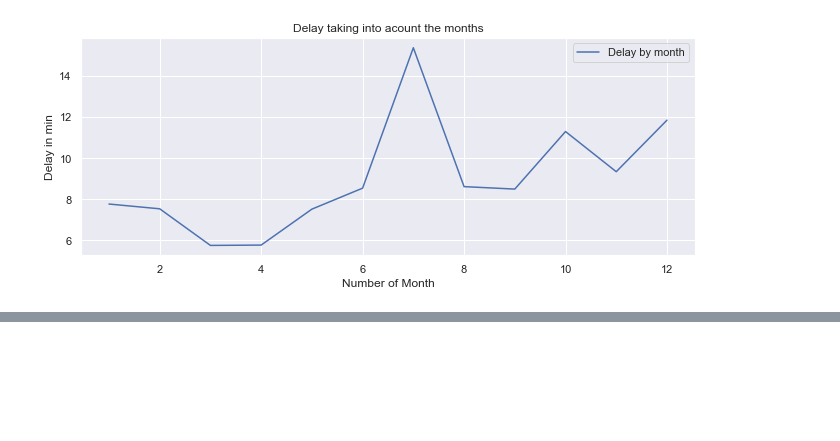
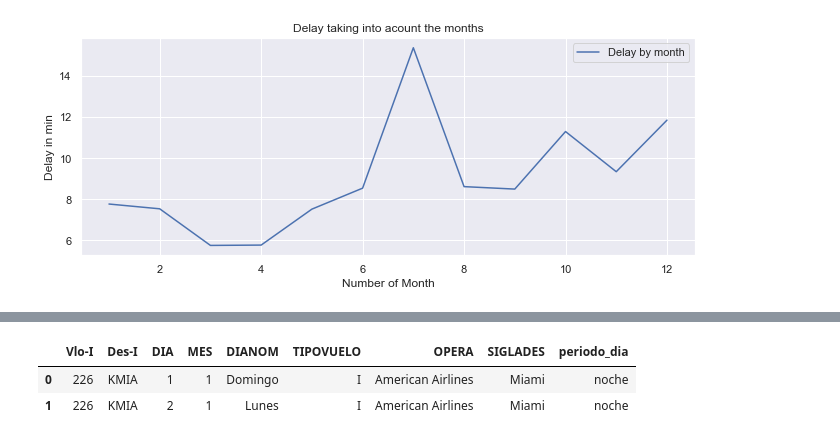
Before and after one commit to nestornav/ml_airplane_delay, a Jupyter notebook: solution.ipynb, the cells around one changed output, grey strips where cells are left out. Cells and saved outputs as stored; diff of their text form; code cells hidden in the pictures; blank space fills up the shorter version.

Commit message:
model implementation

```diff
--- a/solution.ipynb
+++ b/solution.ipynb
@@ -4,10 +4,19 @@ import numpy as np
 import pandas as pd
 import matplotlib.pyplot as plt
 
-
+pd.set_option('display.max_columns', None)
+pd.set_option('display.max_rows', None)
 from utils import *
 from datetime import datetime
+
+#sklearn tools and models
+from sklearn.pipeline import Pipeline
+from sklearn.linear_model import SGDClassifier
+from sklearn.metrics import confusion_matrix, classification_report
 from sklearn.model_selection import train_test_split
+from sklearn.preprocessing import LabelEncoder, OneHotEncoder, MinMaxScaler
+
+import xgboost as xgb
 # %% [markdown]
 # Data loading
 
@@ -345,0 +377,14 @@ The destination is something to take into account to the prediction. Because the
+# %%
+colums_to_drop = columns=['dif_min','Fecha-I','Emp-I','Ori-I','Vlo-O','Ori-O', 'Des-O',
+                          'Emp-O','Fecha-O', 'AÑO', 'SIGLAORI', 'atraso_15', 'temporada_alta']
+
+categorical_features = ['Vlo-I', 'Des-I','DIANOM', 'TIPOVUELO', 'OPERA', 'SIGLADES','periodo_dia']
+
+data = df.drop(colums_to_drop, axis='columns')
+target = df['atraso_15']
+# %%
+data.head(2)
+# %% [output]
+|  | Vlo-I | Des-I | DIA | MES | DIANOM | TIPOVUELO | OPERA | SIGLADES | periodo_dia |
+| 0 | 226 | KMIA | 1 | 1 | Domingo | I | American Airlines | Miami | noche |
+| 1 | 226 | KMIA | 2 | 1 | Lunes | I | American Airlines | Miami | noche |
```
Also changed, not shown: parts of 39 cells of this notebook, 1 other file.
